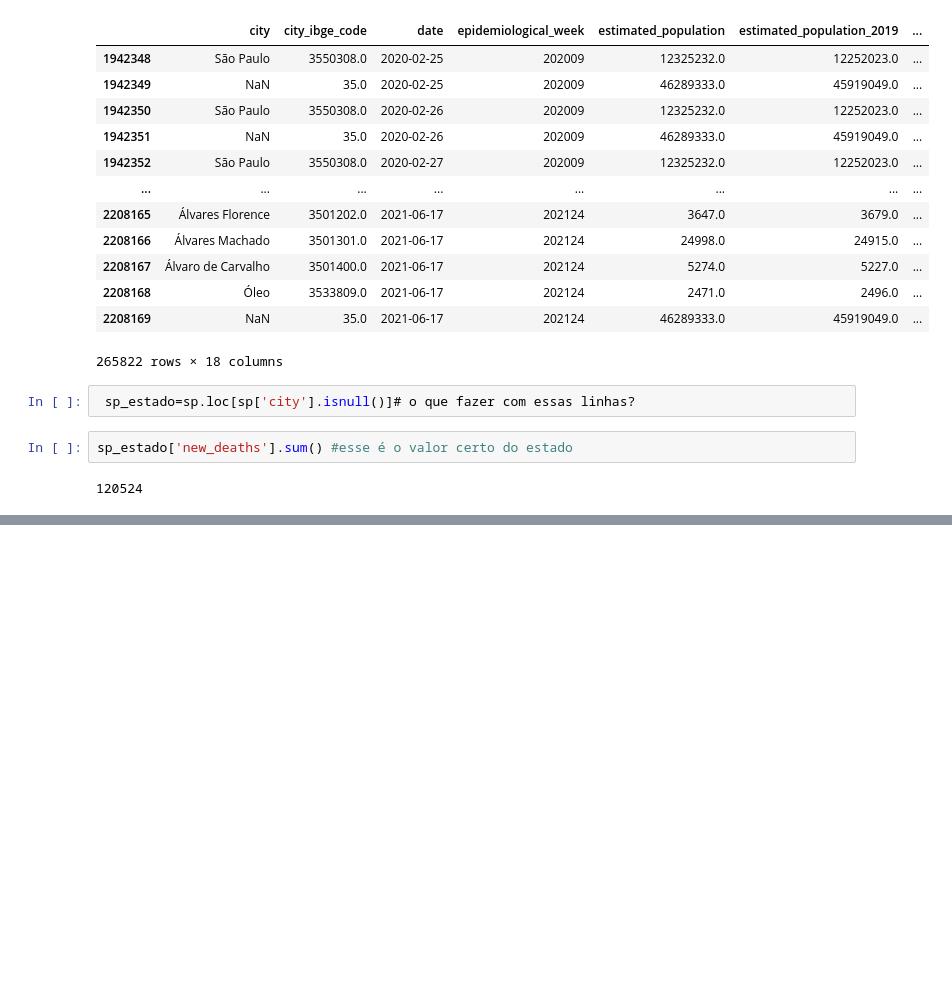
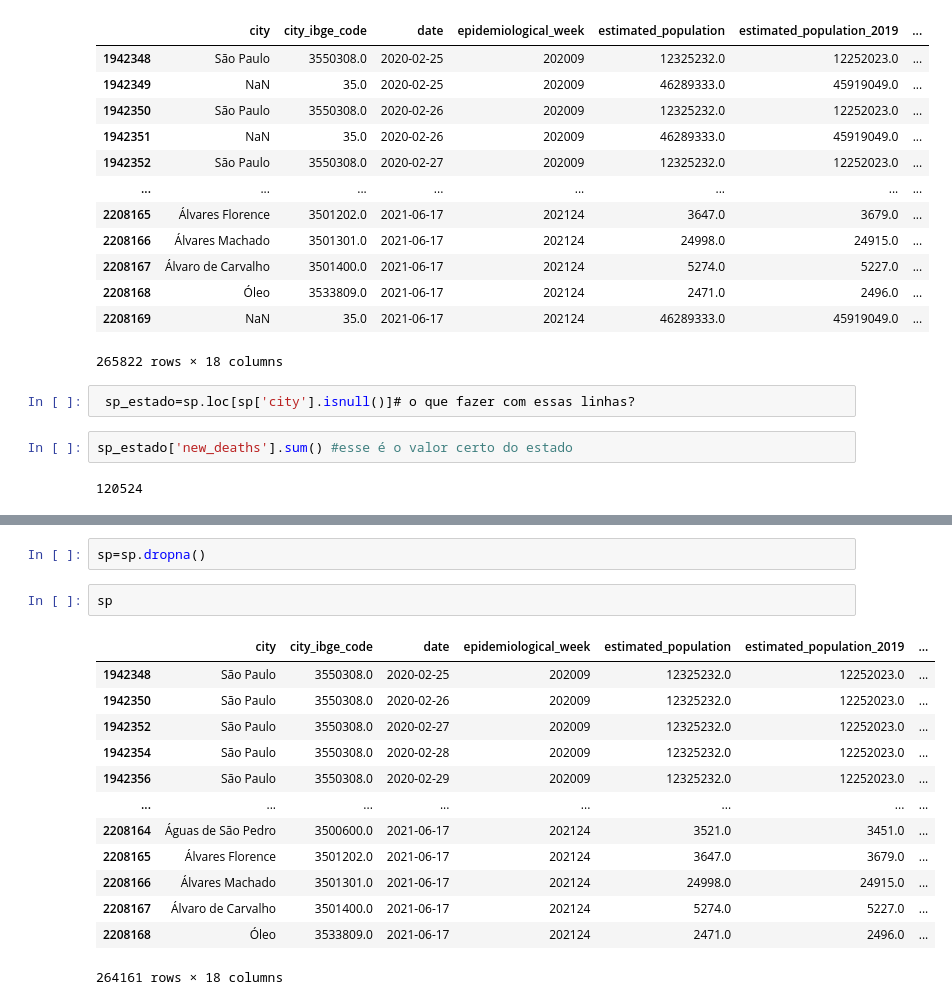
Before and after one commit to natfontanesi/Projeto_Modulo_4, a Jupyter notebook: teste_projeto.ipynb, the cells around one changed output, grey strips where cells are left out. Saved outputs shown, nothing was run; the diff lists cells and outputs as text; blank space fills up the shorter version.

```diff
--- a/teste_projeto.ipynb
+++ b/teste_projeto.ipynb
@@ -81,0 +67,18 @@ sp['new_deaths'].sum() #nesse valor tem que tirar os nulos, que são o do estado
+# %%
+sp=sp.dropna()
+# %%
+sp
+# %% [output]
+|  | city | city_ibge_code | date | epidemiological_week | estimated_population | estimated_population_2019 | ... |
+| 1942348 | São Paulo | 3550308.0 | 2020-02-25 | 202009 | 12325232.0 | 12252023.0 | ... |
+| 1942350 | São Paulo | 3550308.0 | 2020-02-26 | 202009 | 12325232.0 | 12252023.0 | ... |
+| 1942352 | São Paulo | 3550308.0 | 2020-02-27 | 202009 | 12325232.0 | 12252023.0 | ... |
+| 1942354 | São Paulo | 3550308.0 | 2020-02-28 | 202009 | 12325232.0 | 12252023.0 | ... |
+| 1942356 | São Paulo | 3550308.0 | 2020-02-29 | 202009 | 12325232.0 | 12252023.0 | ... |
+| ... | ... | ... | ... | ... | ... | ... | ... |
+| 2208164 | Águas de São Pedro | 3500600.0 | 2021-06-17 | 202124 | 3521.0 | 3451.0 | ... |
+| 2208165 | Álvares Florence | 3501202.0 | 2021-06-17 | 202124 | 3647.0 | 3679.0 | ... |
+| 2208166 | Álvares Machado | 3501301.0 | 2021-06-17 | 202124 | 24998.0 | 24915.0 | ... |
+| 2208167 | Álvaro de Carvalho | 3501400.0 | 2021-06-17 | 202124 | 5274.0 | 5227.0 | ... |
+| 2208168 | Óleo | 3533809.0 | 2021-06-17 | 202124 | 2471.0 | 2496.0 | ... |
+264161 rows × 18 columns
```
Also changed, not shown: parts of 6 cells of this notebook.
